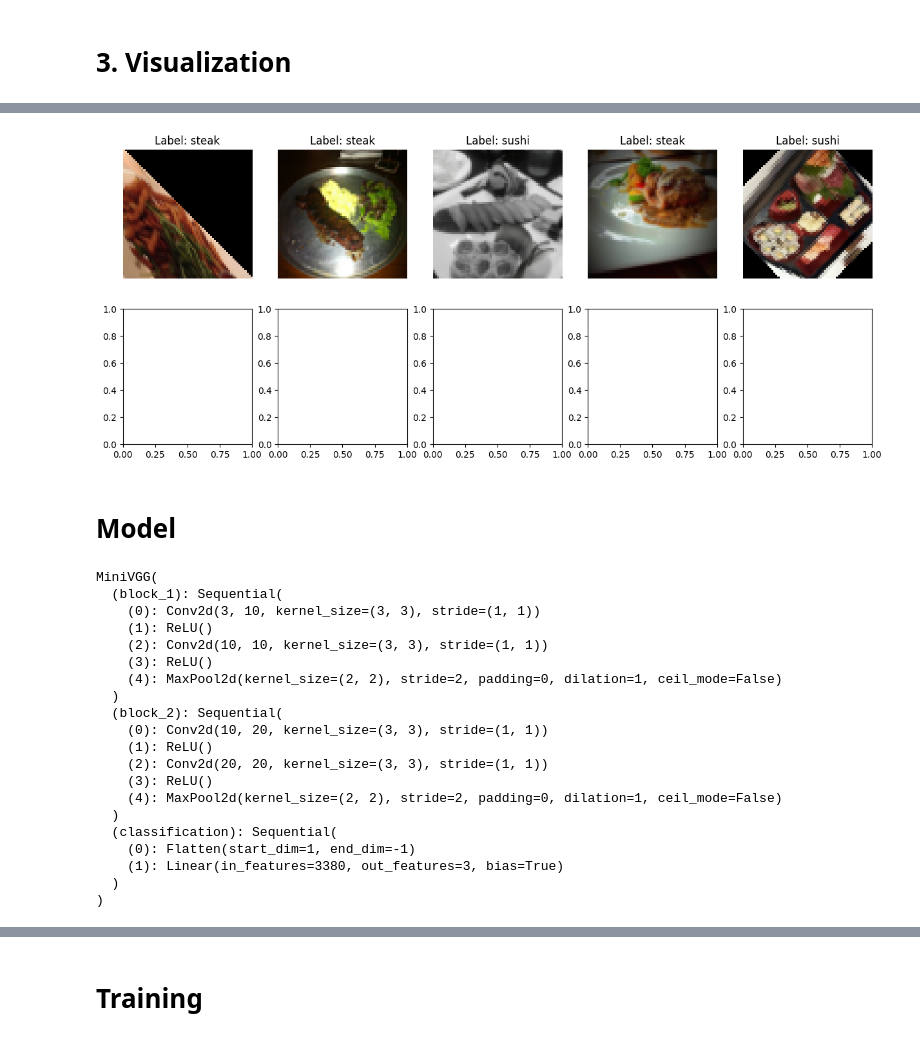
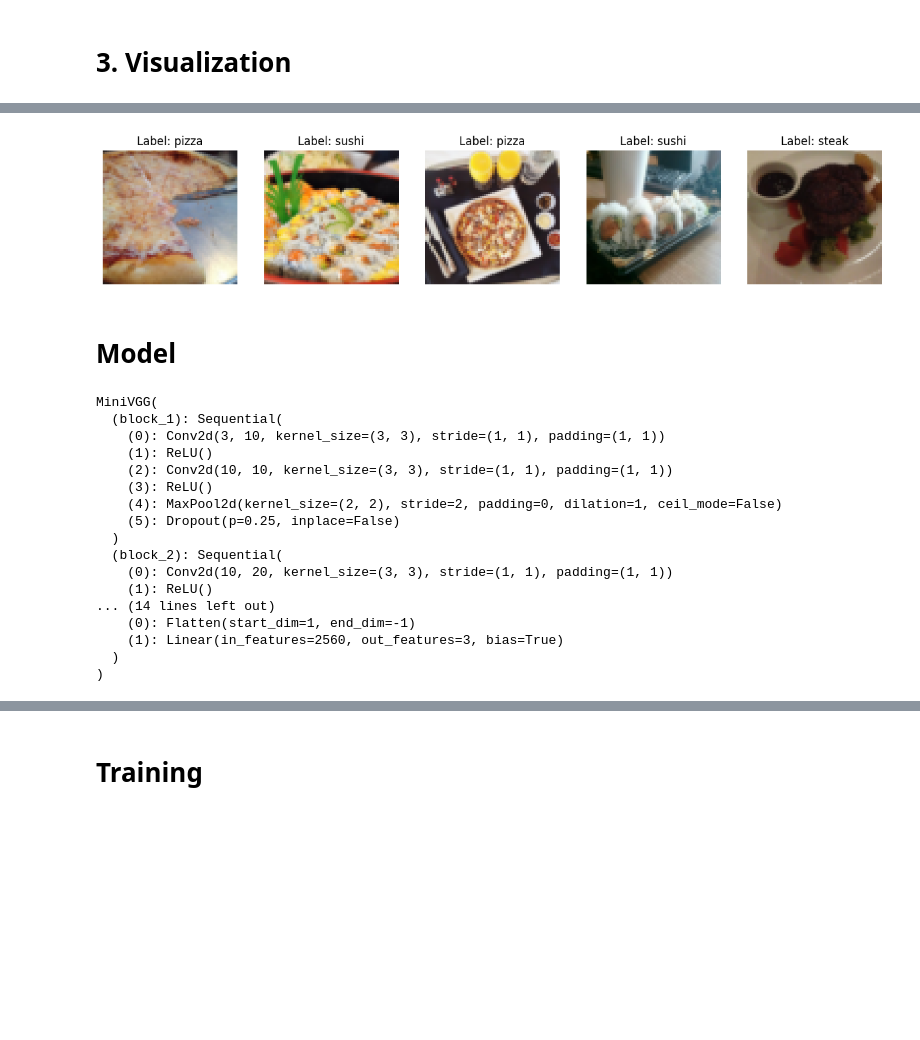
Before and after one commit to nreyesh/pytorch_initials, a Jupyter notebook: 05_1_Custom_Dataset.ipynb, the cells around one changed output, grey strips where cells are left out. Saved outputs shown, nothing was run; the diff lists cells and outputs as text; code cells hidden in the pictures; blank space fills up the shorter version.

```diff
--- a/05_1_Custom_Dataset.ipynb
+++ b/05_1_Custom_Dataset.ipynb
@@ -197,17 +224,17 @@ len(test_customDataLoader)
 # %%
 import matplotlib.pyplot as plt
 
-batch = next(iter(train_customDataLoader))
+batch = next(iter(train_loader))
 images, labels = batch
-classes = train_customImageLoader.classes
+classes = train_imageFolder.classes
 
-fig, axes = plt.subplots(2, 5, figsize=(15, 6))
+fig, axes = plt.subplots(1, 5, figsize=(15, 6))
 for i in range(5):
-    axes[0, i].imshow(images[i].permute(1, 2, 0))  # Assuming images are in (C, H, W) format
-    axes[0, i].axis('off')
-    axes[0, i].set_title(f"Label: {classes[labels[i]]}")
+    axes[i].imshow(images[i].permute(1, 2, 0))  # Assuming images are in (C, H, W) format
+    axes[i].axis('off')
+    axes[i].set_title(f"Label: {classes[labels[i]]}")
 # %% [output]
-[figure, old version]
+[figure, new version]
 # %% [markdown]
 # Model
 # %%
@@ -226,20 +253,20 @@ class MiniVGG(nn.Module):
                       out_channels=hidden_channels,
                       kernel_size=(3,3),
                       stride=1,
-                      padding=0),
+                      padding=1),
             nn.ReLU(),
             #nn.BatchNorm2d(hidden_channels),
             nn.Conv2d(in_channels=hidden_channels,
                       out_channels=hidden_channels,
                       kernel_size=(3,3),
                       stride=1,
-                      padding=0),
+                      padding=1),
             nn.ReLU(),
             #nn.BatchNorm2d(hidden_channels),
             nn.MaxPool2d(kernel_size=(2,2),
                           stride=2,
                           padding=0),
-            #nn.Dropout(0.1)
+            nn.Dropout(0.25)
           )
 
     self.block_2 = nn.Sequential(
@@ -247,34 +274,54 @@ class MiniVGG(nn.Module):
                       out_channels=hidden_channels*2,
                       kernel_size=(3,3),
                       stride=1,
-                      padding=0),
+                      padding=1),
             nn.ReLU(),
             #nn.BatchNorm2d(hidden_channels*2),
             nn.Conv2d(in_channels=hidden_channels*2,
                       out_channels=hidden_channels*2,
                       kernel_size=(3,3),
                       stride=1,
-                      padding=0),
+                      padding=1),
             nn.ReLU(),
             #nn.BatchNorm2d(hidden_channels*2),
             nn.MaxPool2d(kernel_size=(2,2),
                           stride=2,
                           padding=0),
-            #nn.Dropout(0.1)
+            nn.Dropout(0.25)
+            )
+
+    self.block_3 = nn.Sequential(
+            nn.Conv2d(in_channels=hidden_channels*2,
+                      out_channels=hidden_channels*4,
+                      kernel_size=(3,3),
+                      stride=1,
+                      padding=1),
+            nn.ReLU(),
+            #nn.BatchNorm2d(hidden_channels*2),
+            nn.Conv2d(in_channels=hidden_channels*4,
+                      out_channels=hidden_channels*4,
+                      kernel_size=(3,3),
+                      stride=1,
+                      padding=1),
+            nn.ReLU(),
+            #nn.BatchNorm2d(hidden_channels*2),
+            nn.MaxPool2d(kernel_size=(2,2),
+                          stride=2,
+                          padding=0),
+            nn.Dropout(0.25)
             )
 
     self.classification = nn.Sequential(
         nn.Flatten(),
-        nn.Linear(in_features=hidden_channels*2*13*13,
-                  out_features=n_classes),
-        #nn.Softmax()
+        nn.Linear(in_features=hidden_channels*4*8*8,
+                  out_features=n_classes)
         )
 
   def forward(self, x):
     #x = self.block_1(x)
     #x = self.block_2(x)
     #x = self.linear(x)
-    return self.classification(self.block_2(self.block_1(x)))
+    return self.classification(self.block_3(self.block_2(self.block_1(x))))
 
 device = 'cuda' if torch.cuda.is_available() else 'cpu'
 
@@ -283,22 +330,19 @@ model
 # %% [output]
 MiniVGG(
   (block_1): Sequential(
-    (0): Conv2d(3, 10, kernel_size=(3, 3), stride=(1, 1))
+    (0): Conv2d(3, 10, kernel_size=(3, 3), stride=(1, 1), padding=(1, 1))
     (1): ReLU()
-    (2): Conv2d(10, 10, kernel_size=(3, 3), stride=(1, 1))
+    (2): Conv2d(10, 10, kernel_size=(3, 3), stride=(1, 1), padding=(1, 1))
     (3): ReLU()
     (4): MaxPool2d(kernel_size=(2, 2), stride=2, padding=0, dilation=1, ceil_mode=False)
+    (5): Dropout(p=0.25, inplace=False)
   )
   (block_2): Sequential(
-    (0): Conv2d(10, 20, kernel_size=(3, 3), stride=(1, 1))
+    (0): Conv2d(10, 20, kernel_size=(3, 3), stride=(1, 1), padding=(1, 1))
     (1): ReLU()
-    (2): Conv2d(20, 20, kernel_size=(3, 3), stride=(1, 1))
-    (3): ReLU()
-    (4): MaxPool2d(kernel_size=(2, 2), stride=2, padding=0, dilation=1, ceil_mode=False)
-  )
-  (classification): Sequential(
+... (14 lines left out)
     (0): Flatten(start_dim=1, end_dim=-1)
-    (1): Linear(in_features=3380, out_features=3, bias=True)
+    (1): Linear(in_features=2560, out_features=3, bias=True)
   )
 )
 # %%
```
Also changed, not shown: parts of 27 cells of this notebook.
